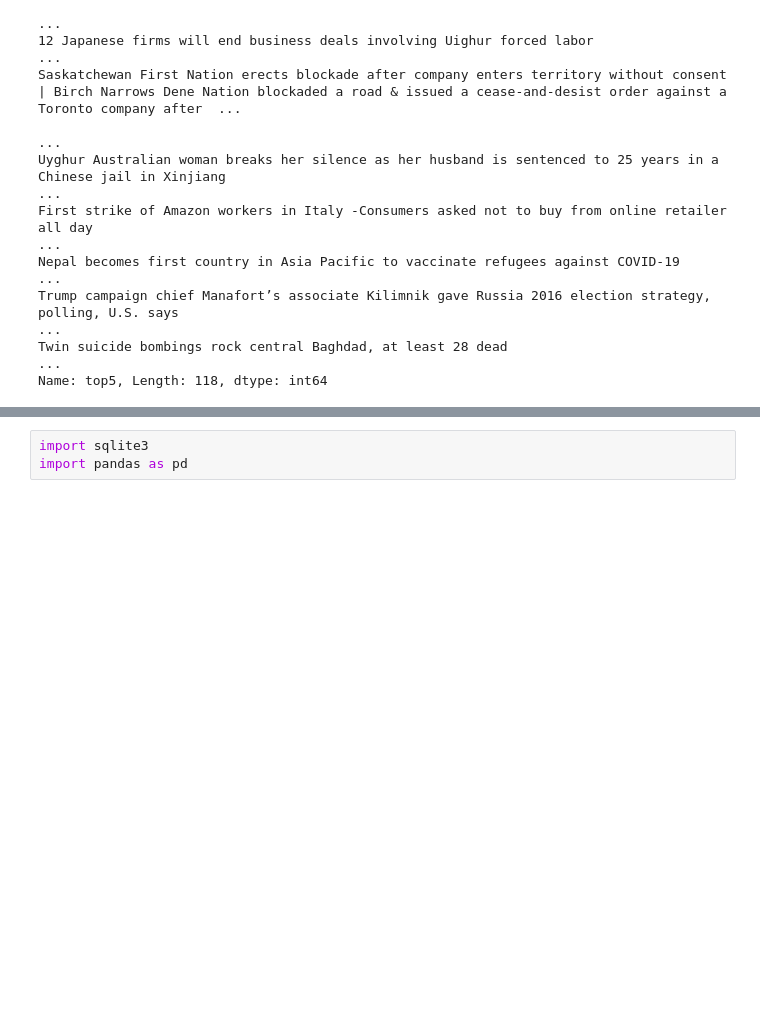
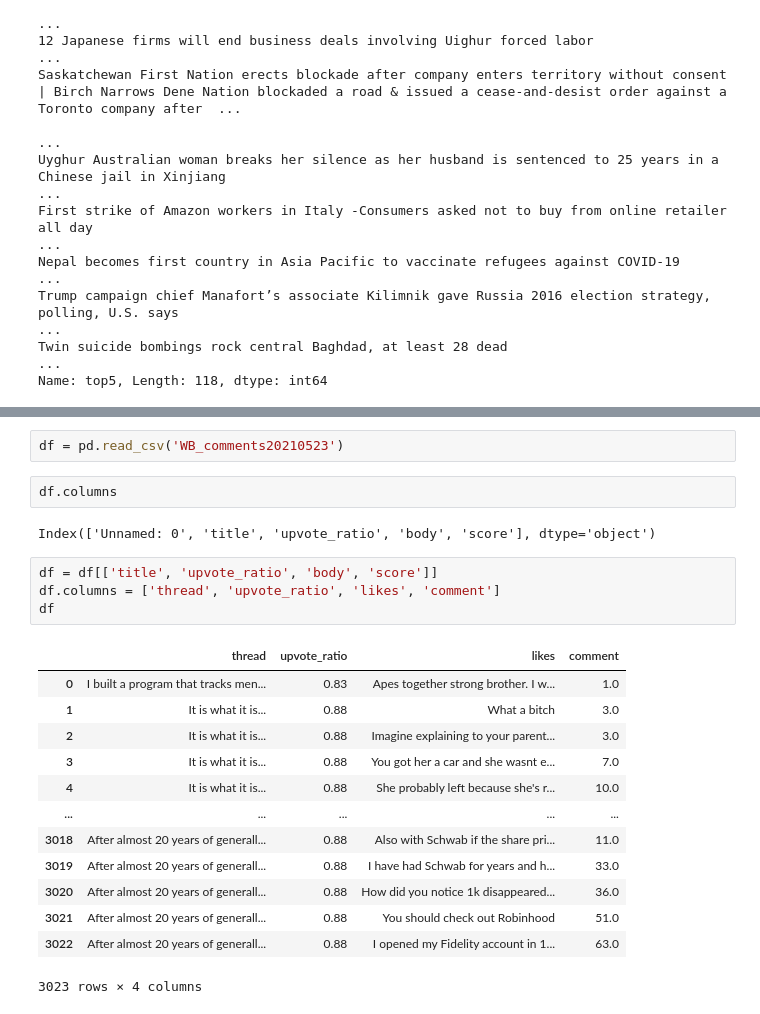
Before and after one commit to Amarilda/MscAston, a Jupyter notebook: MSC/MScDB.ipynb, the cells around one changed output, grey strips where cells are left out. Drawn from its saved outputs; the diff is of its cells as text; blank space fills up the shorter version.

```diff
--- a/MSC/MScDB.ipynb
+++ b/MSC/MScDB.ipynb
@@ -615,3 +550,24 @@ datums
-# %%
-import sqlite3
-import pandas as pd
+# %%
+df = pd.read_csv('WB_comments20210523')
+# %%
+df.columns
+# %% [output]
+Index(['Unnamed: 0', 'title', 'upvote_ratio', 'body', 'score'], dtype='object')
+# %%
+df = df[['title', 'upvote_ratio', 'body', 'score']]
+df.columns = ['thread', 'upvote_ratio', 'likes', 'comment']
+df
+# %% [output]
+|  | thread | upvote_ratio | likes | comment |
+| 0 | I built a program that tracks men... | 0.83 | Apes together strong brother. I w... | 1.0 |
+| 1 | It is what it is... | 0.88 | What a bitch | 3.0 |
+| 2 | It is what it is... | 0.88 | Imagine explaining to your parent... | 3.0 |
+| 3 | It is what it is... | 0.88 | You got her a car and she wasnt e... | 7.0 |
+| 4 | It is what it is... | 0.88 | She probably left because she's r... | 10.0 |
+| ... | ... | ... | ... | ... |
+| 3018 | After almost 20 years of generall... | 0.88 | Also with Schwab if the share pri... | 11.0 |
+| 3019 | After almost 20 years of generall... | 0.88 | I have had Schwab for years and h... | 33.0 |
+| 3020 | After almost 20 years of generall... | 0.88 | How did you notice 1k disappeared... | 36.0 |
+| 3021 | After almost 20 years of generall... | 0.88 | You should check out Robinhood | 51.0 |
+| 3022 | After almost 20 years of generall... | 0.88 | I opened my Fidelity account in 1... | 63.0 |
+3023 rows × 4 columns
```
Also changed, not shown: parts of 16 cells of this notebook, 12 other files.
